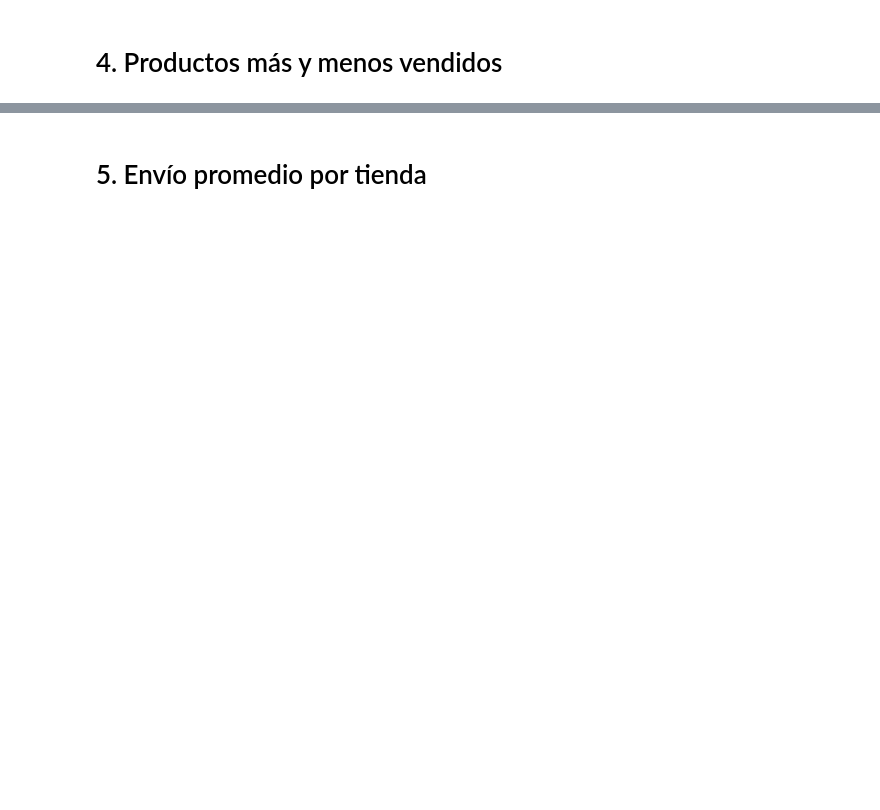
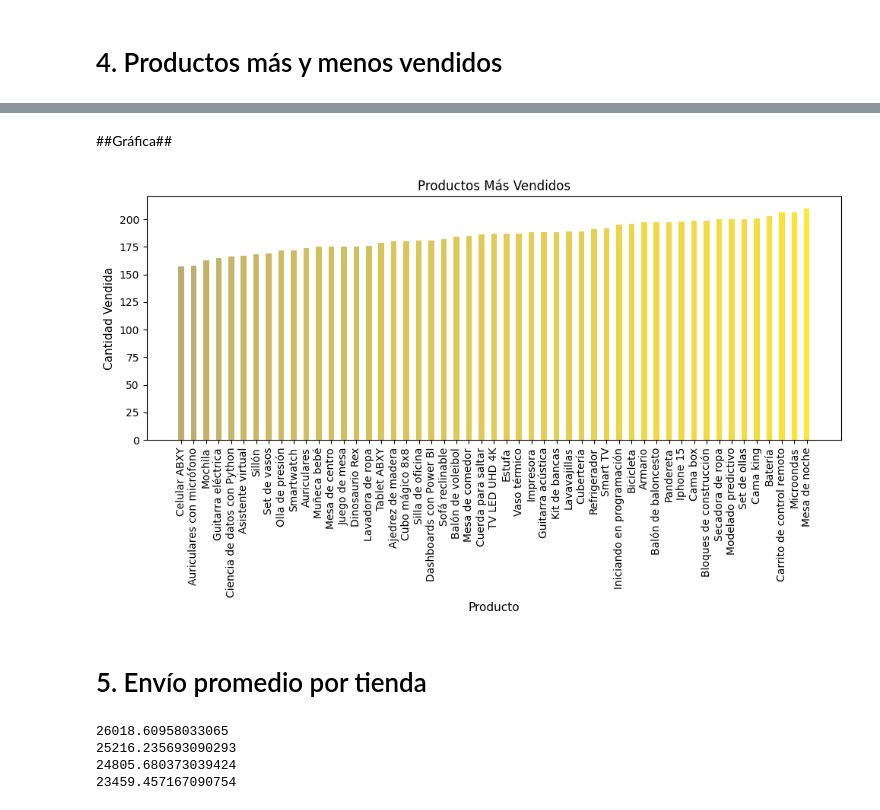
Before and after one commit to MauLazcano/challengeAluraStore, a Jupyter notebook: AluraStoreLatam.ipynb, the cells around one changed output, grey strips where cells are left out. Saved outputs shown, nothing was run; the diff lists cells and outputs as text; code cells hidden in the pictures; blank space fills up the shorter version.

```diff
--- a/AluraStoreLatam.ipynb
+++ b/AluraStoreLatam.ipynb
@@ -32,2 +270,37 @@ tienda.head()
+# %% [markdown]
+##Gráfica##
+# %%
+ventasProducto = tiendas['Producto'].value_counts()
+ventasPorProducto = ventasProducto.sort_values()
+
+x_pos = np.arange(len(ventasPorProducto)) * 1.75
+colores = plt.cm.cividis(ventasPorProducto / max(ventasPorProducto))
+plt.figure(figsize = (10,6))
+plt.bar(x_pos, ventasPorProducto.values, color = colores)
+plt.xticks(x_pos, ventasPorProducto.index, rotation = 90)
+
+plt.title('Productos Más Vendidos')
+plt.xlabel('Producto', fontsize = 11)
+plt.ylabel('Cantidad Vendida', fontsize = 11)
+
+plt.tight_layout()
+plt.show()
+# %% [output]
+[figure, added]
 # %% [markdown]
 # 5. Envío promedio por tienda
+# %%
+envioTienda1 = tienda['Costo de envío'].mean()
+envioTienda2 = tienda2['Costo de envío'].mean()
+envioTienda3 = tienda3['Costo de envío'].mean()
+envioTienda4 = tienda4['Costo de envío'].mean()
+
+print(envioTienda1)
+print(envioTienda2)
+print(envioTienda3)
+print(envioTienda4)
+# %% [output]
+26018.60958033065
+25216.235693090293
+24805.680373039424
+23459.457167090754
```
Also changed, not shown: parts of 44 cells of this notebook.
